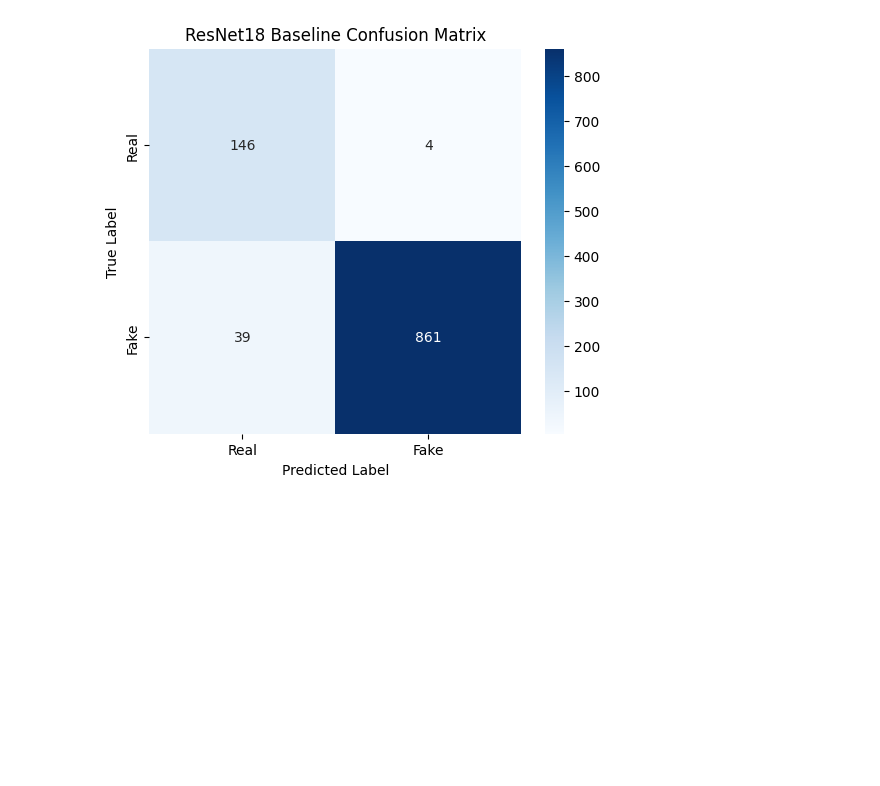
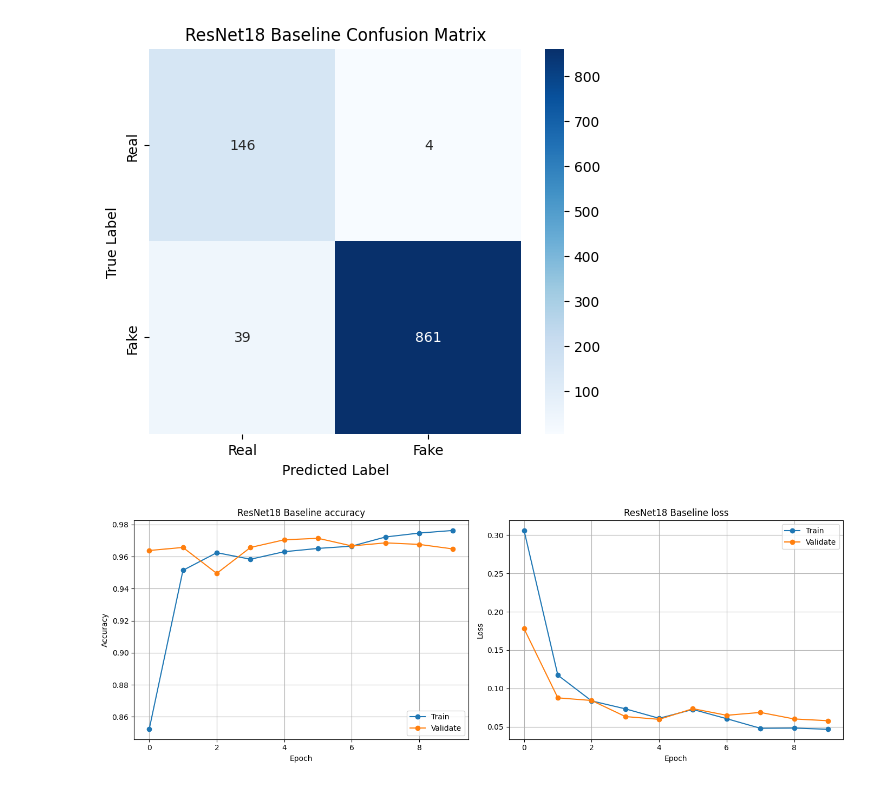
Before and after one commit to rino-genistus/DeepFake-Detection, a Jupyter notebook: deepfake_detection.ipynb, the cells around one changed output. Cells and saved outputs as stored; diff of their text form; code cells hidden in the pictures; blank space fills up the shorter version.

```diff
--- a/deepfake_detection.ipynb
+++ b/deepfake_detection.ipynb
@@ -428,3 +428,31 @@ weighted avg       0.97      0.96      0.96      1050
 
 ROC-AUC: 0.9974
 [figure]
+# %%
+#Plotting the training history
+def plot_training_history(history, model_name='Model'):
+    fig, (ax1, ax2) = plt.subplots(1,2, figsize=(14, 5))
+
+    ax1.plot(history['train_accuracy'], label='Train', marker='o')
+    ax1.plot(history['validate_accuracy'], label='Validate', marker='o')
+    ax1.set_title(f"{model_name} accuracy")
+    ax1.set_xlabel('Epoch')
+    ax1.set_ylabel('Accuracy')
+    ax1.legend()
+    ax1.grid(True)
+
+    ax2.plot(history['train_loss'], label='Train', marker='o')
+    ax2.plot(history['validate_loss'], label='Validate', marker='o')
+    ax2.set_title(f"{model_name} loss")
+    ax2.set_xlabel('Epoch')
+    ax2.set_ylabel('Loss')
+    ax2.legend()
+    ax2.grid(True)
+
+    plt.tight_layout()
+    plt.savefig(f'/kaggle/working/{model_name}_history.png')
+    plt.show()
+
+plot_training_history(baseline_history, 'ResNet18 Baseline')
+# %% [output]
+[figure, added]
```
Also changed, not shown: parts of 2 cells of this notebook.
